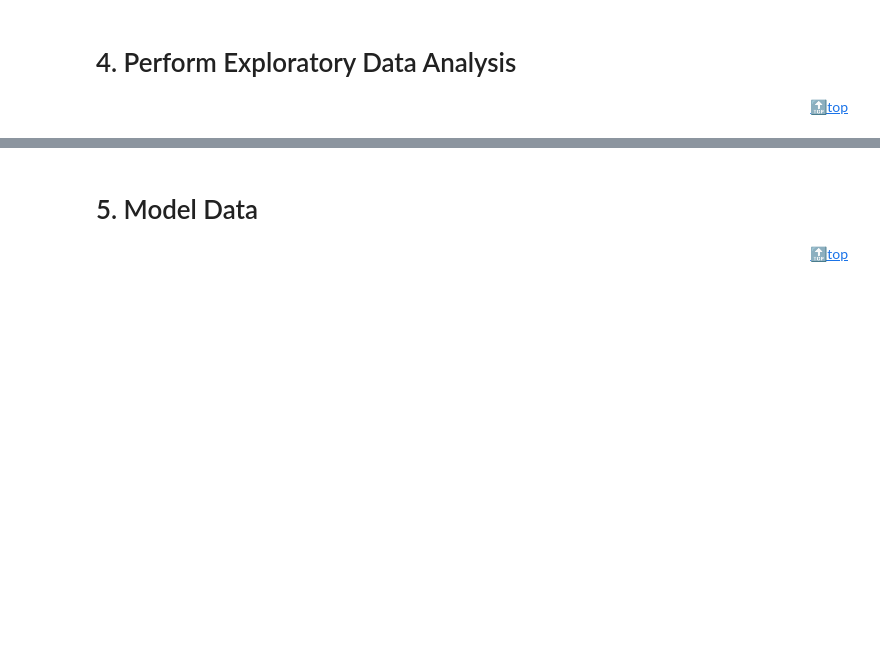
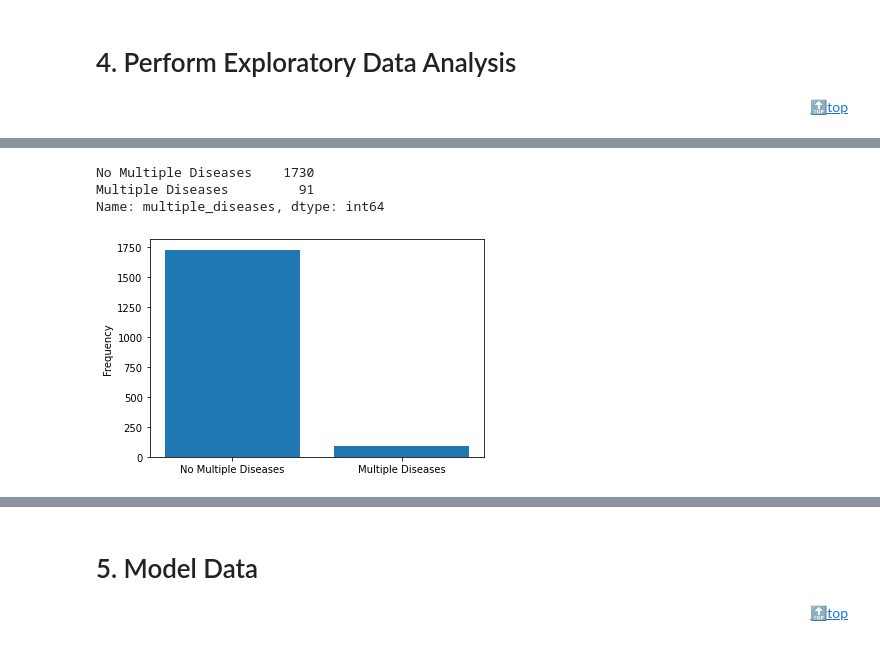
Before and after one commit to dhsong95/Kaggle-Data-Analysis, a Jupyter notebook: Plant Pathology 2020 FGVC7/Plant-Pathology-v1.ipynb, the cells around one changed output, grey strips where cells are left out. Saved outputs shown, nothing was run; the diff lists cells and outputs as text; code cells hidden in the pictures; blank space fills up the shorter version.

```diff
--- a/Plant Pathology 2020 FGVC7/Plant-Pathology-v1.ipynb
+++ b/Plant Pathology 2020 FGVC7/Plant-Pathology-v1.ipynb
@@ -201,0 +283,7 @@ dtype: int64
+# %%
+barplot(train_df, 'multiple_diseases', ['No Multiple Diseases', 'Multiple Diseases'])
+# %% [output]
+No Multiple Diseases    1730
+Multiple Diseases         91
+Name: multiple_diseases, dtype: int64
+[figure, added]
```
Also changed, not shown: parts of 65 cells of this notebook, 1 other file.
